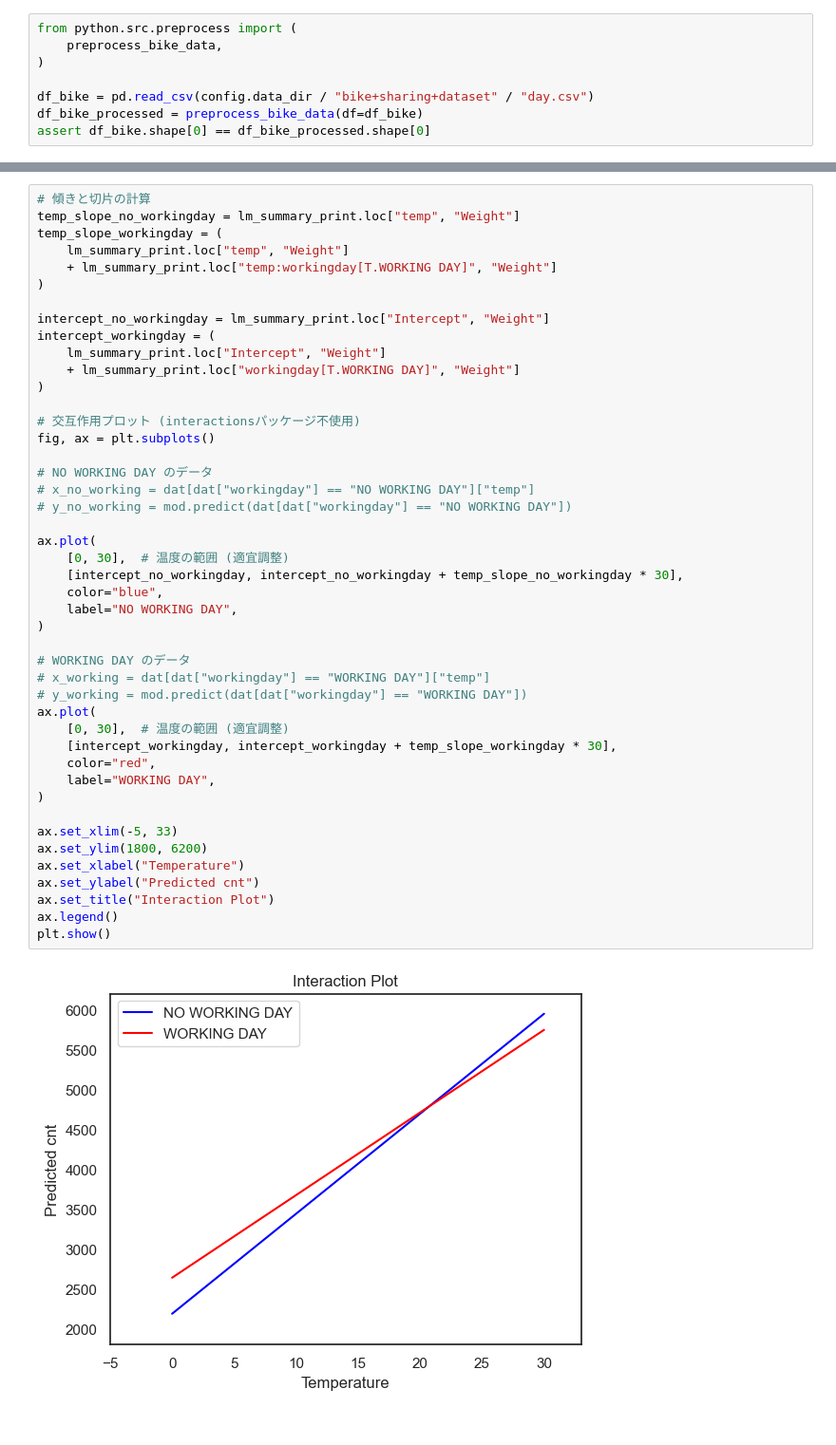
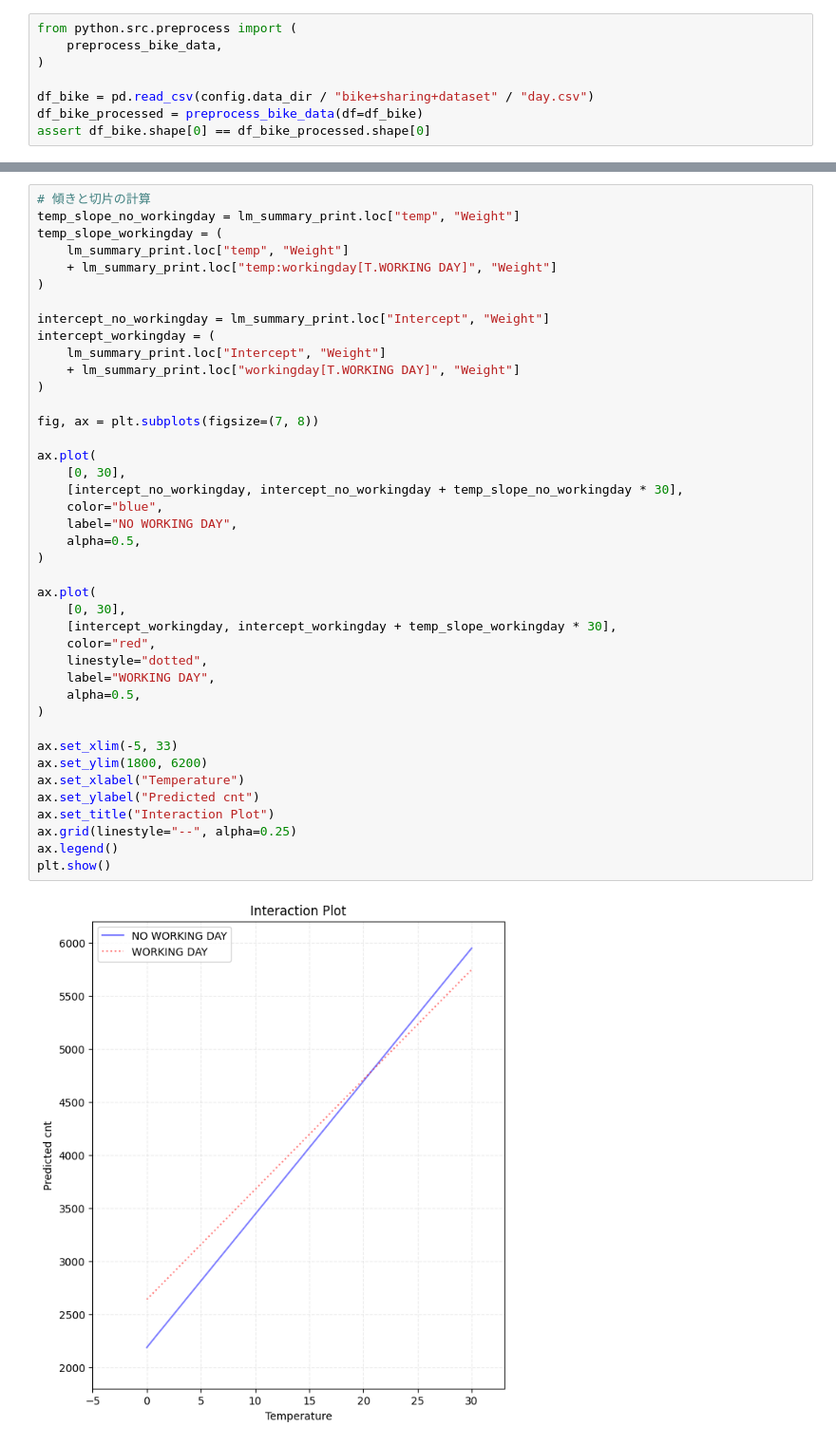
Before and after one commit to shimkoji/Interpretable-machine-learning-by-python, a Jupyter notebook: python/notebook/5.3 Linear Model Extensions.ipynb, the cells around one changed output, grey strips where cells are left out. Shown at 95% size. Saved outputs shown, nothing was run; the diff lists cells and outputs as text.

```diff
--- a/python/notebook/5.3 Linear Model Extensions.ipynb
+++ b/python/notebook/5.3 Linear Model Extensions.ipynb
@@ -360,42 +293,38 @@ temp_slope_workingday = (
     + lm_summary_print.loc["temp:workingday[T.WORKING DAY]", "Weight"]
 )
 
 intercept_no_workingday = lm_summary_print.loc["Intercept", "Weight"]
 intercept_workingday = (
     lm_summary_print.loc["Intercept", "Weight"]
     + lm_summary_print.loc["workingday[T.WORKING DAY]", "Weight"]
 )
 
-# 交互作用プロット (interactionsパッケージ不使用)
-fig, ax = plt.subplots()
-
-# NO WORKING DAY のデータ
-# x_no_working = dat[dat["workingday"] == "NO WORKING DAY"]["temp"]
-# y_no_working = mod.predict(dat[dat["workingday"] == "NO WORKING DAY"])
+fig, ax = plt.subplots(figsize=(7, 8))
 
 ax.plot(
-    [0, 30],  # 温度の範囲 (適宜調整)
+    [0, 30],
     [intercept_no_workingday, intercept_no_workingday + temp_slope_no_workingday * 30],
     color="blue",
     label="NO WORKING DAY",
+    alpha=0.5,
 )
 
-# WORKING DAY のデータ
-# x_working = dat[dat["workingday"] == "WORKING DAY"]["temp"]
-# y_working = mod.predict(dat[dat["workingday"] == "WORKING DAY"])
 ax.plot(
-    [0, 30],  # 温度の範囲 (適宜調整)
+    [0, 30],
     [intercept_workingday, intercept_workingday + temp_slope_workingday * 30],
     color="red",
+    linestyle="dotted",
     label="WORKING DAY",
+    alpha=0.5,
 )
 
 ax.set_xlim(-5, 33)
 ax.set_ylim(1800, 6200)
 ax.set_xlabel("Temperature")
 ax.set_ylabel("Predicted cnt")
 ax.set_title("Interaction Plot")
+ax.grid(linestyle="--", alpha=0.25)
 ax.legend()
 plt.show()
 # %% [output]
-[figure, old version]
+[figure, new version]
```
Also changed, not shown: parts of 17 cells of this notebook, 1 other file.
